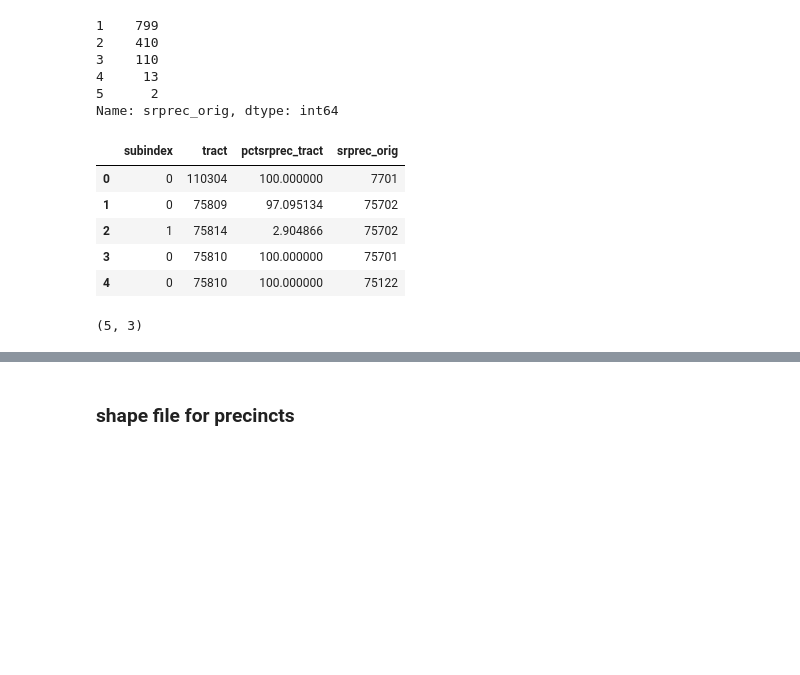
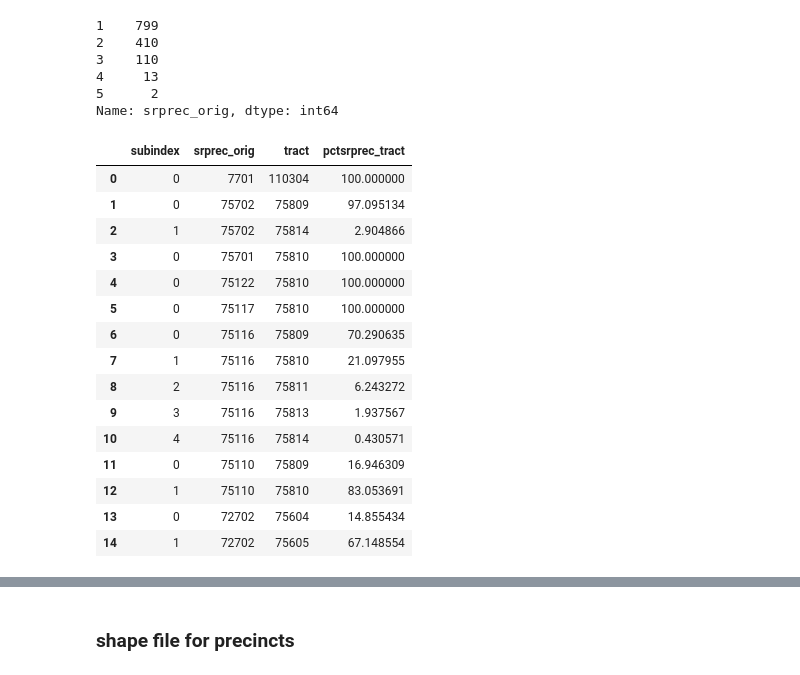
Before and after one commit to git-nmf/Orange_County_Voting_Trends, a Jupyter notebook: 25_add_census_data.ipynb, the cells around one changed output, grey strips where cells are left out. Saved outputs shown, nothing was run; the diff lists cells and outputs as text; code cells hidden in the pictures; blank space fills up the shorter version.

```diff
--- a/25_add_census_data.ipynb
+++ b/25_add_census_data.ipynb
@@ -398,7 +404,7 @@ for prec in precincts_all:
     df_prec.rename(columns={'pctsrprec':'pctsrprec_tract'}, inplace=True)
 
     #4. define the df to contain only the needed columns, remove confusing colums
-    df_prec = df_prec[['tract', 'pctsrprec_tract', 'srprec_orig']]
+    df_prec = df_prec[['srprec_orig', 'tract', 'pctsrprec_tract']]
 
     #5. concat the new df
     df_convert_subidx = pd.concat([df_prec, df_convert_subidx])
@@ -431,14 +437,24 @@ Name: srprec_orig, dtype: int64
 # %%
 df_convert = df_convert_subidx.reset_index()
 # %%
-# pd.set_option('display.max_rows', 10)
+pd.set_option('display.max_rows', 20)
 df_convert.rename(columns={'index':'subindex'}, inplace=True)
 # %%
-df_convert.head()
+df_convert.head(15)
 # %% [output]
-|  | subindex | tract | pctsrprec_tract | srprec_orig |
-| 0 | 0 | 110304 | 100.000000 | 7701 |
-| 1 | 0 | 75809 | 97.095134 | 75702 |
-| 2 | 1 | 75814 | 2.904866 | 75702 |
-| 3 | 0 | 75810 | 100.000000 | 75701 |
-| 4 | 0 | 75810 | 100.000000 | 75122 |
+|  | subindex | srprec_orig | tract | pctsrprec_tract |
+| 0 | 0 | 7701 | 110304 | 100.000000 |
+| 1 | 0 | 75702 | 75809 | 97.095134 |
+| 2 | 1 | 75702 | 75814 | 2.904866 |
+| 3 | 0 | 75701 | 75810 | 100.000000 |
+| 4 | 0 | 75122 | 75810 | 100.000000 |
+| 5 | 0 | 75117 | 75810 | 100.000000 |
+| 6 | 0 | 75116 | 75809 | 70.290635 |
+| 7 | 1 | 75116 | 75810 | 21.097955 |
+| 8 | 2 | 75116 | 75811 | 6.243272 |
+| 9 | 3 | 75116 | 75813 | 1.937567 |
+| 10 | 4 | 75116 | 75814 | 0.430571 |
+| 11 | 0 | 75110 | 75809 | 16.946309 |
+| 12 | 1 | 75110 | 75810 | 83.053691 |
+| 13 | 0 | 72702 | 75604 | 14.855434 |
+| 14 | 1 | 72702 | 75605 | 67.148554 |
@@ -469,4 +460,0 @@ df_convert.head()
-# %%
-converter(precincts)
-# %% [output]
-(5, 3)
```
Also changed, not shown: parts of 23 cells of this notebook, 1 other file.
